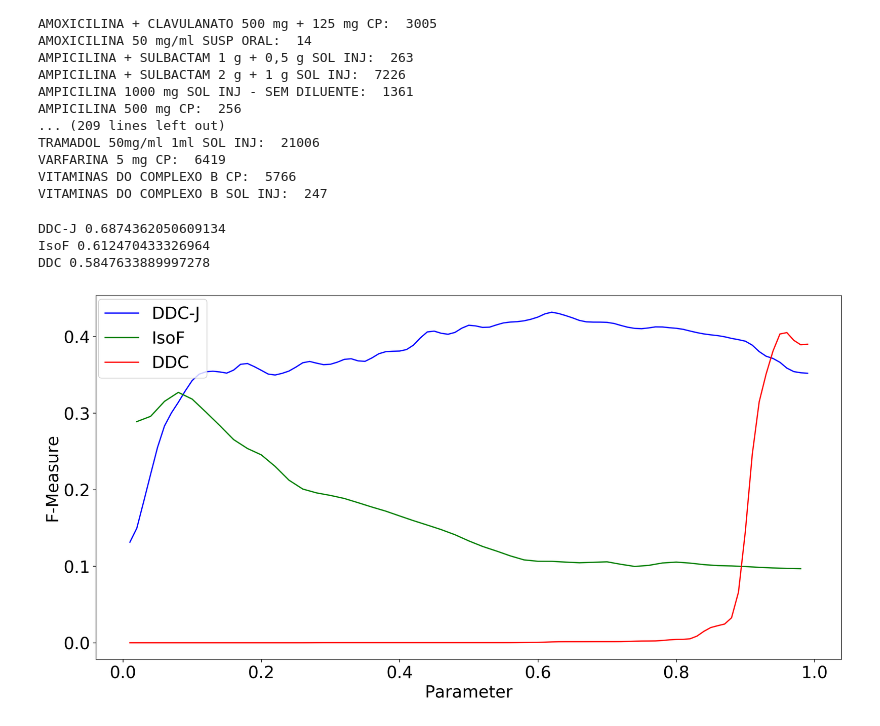
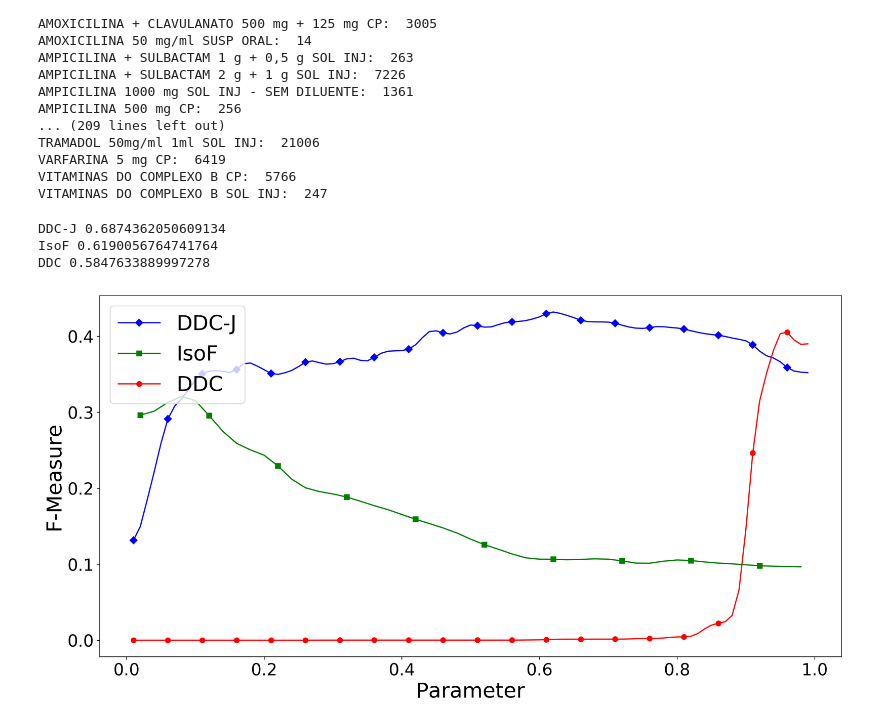
Before and after one commit to nlp-pucrs/prescription-outliers, a Jupyter notebook: paper_exp/Sec_VI_B_F-Measure_x_Parameter.ipynb, the cells around one changed output. Saved outputs shown, nothing was run; the diff lists cells and outputs as text; code cells hidden in the pictures.

```diff
--- a/paper_exp/Sec_VI_B_F-Measure_x_Parameter.ipynb
+++ b/paper_exp/Sec_VI_B_F-Measure_x_Parameter.ipynb
@@ -106,30 +106,31 @@ def smooth(x,beta):
 # %%
 from matplotlib import rcParams
 
 labelsize = 20
 rcParams['xtick.labelsize'] = labelsize
 rcParams['ytick.labelsize'] = labelsize
 
 plt.figure(figsize=(16, 8), dpi= 300)
 colors = ['b', 'g', 'r', 'k', 'm', 'y', 'c', 'k', 'm', 'y', 'c']
+markers = ['D', 's', 'o', 'v', '8', '2', '3', '4', '1']
 methods = ['DDC-J','IsoF','DDC']
 for i, m in enumerate(methods):
     smooth_values = smooth(np.asarray(dic_results[m].mean(0).values),25)
     convert_x = np.asarray(dic_results[m].mean(0).index)
     if m == 'IsoF' or m == 'Cov':
         convert_x = convert_x * 2
     plt.plot(convert_x,smooth_values,
-             c=colors[i],label=m)
+             c=colors[i],label=m,marker=markers[i],markevery=5)
     print(m,dic_results[m].max(1).mean())
 
-plt.legend(fontsize=20, bbox_to_anchor=(0.16, 0.75))
-plt.xlabel('Parameter', fontsize=20)
-plt.ylabel('F-Measure', fontsize=20)
+plt.legend(fontsize=25, loc=2)
+plt.xlabel('Parameter', fontsize=25)
+plt.ylabel('F-Measure', fontsize=25)
 #plt.show()
 
 plt.savefig('parameters.eps', format='eps', dpi=300, bbox_inches='tight')
 # %% [output]
 DDC-J 0.6874362050609134
-IsoF 0.612470433326964
+IsoF 0.6190056764741764
 DDC 0.5847633889997278
-[figure, old version]
+[figure, new version]
```
Also changed, not shown: 3 other files.
